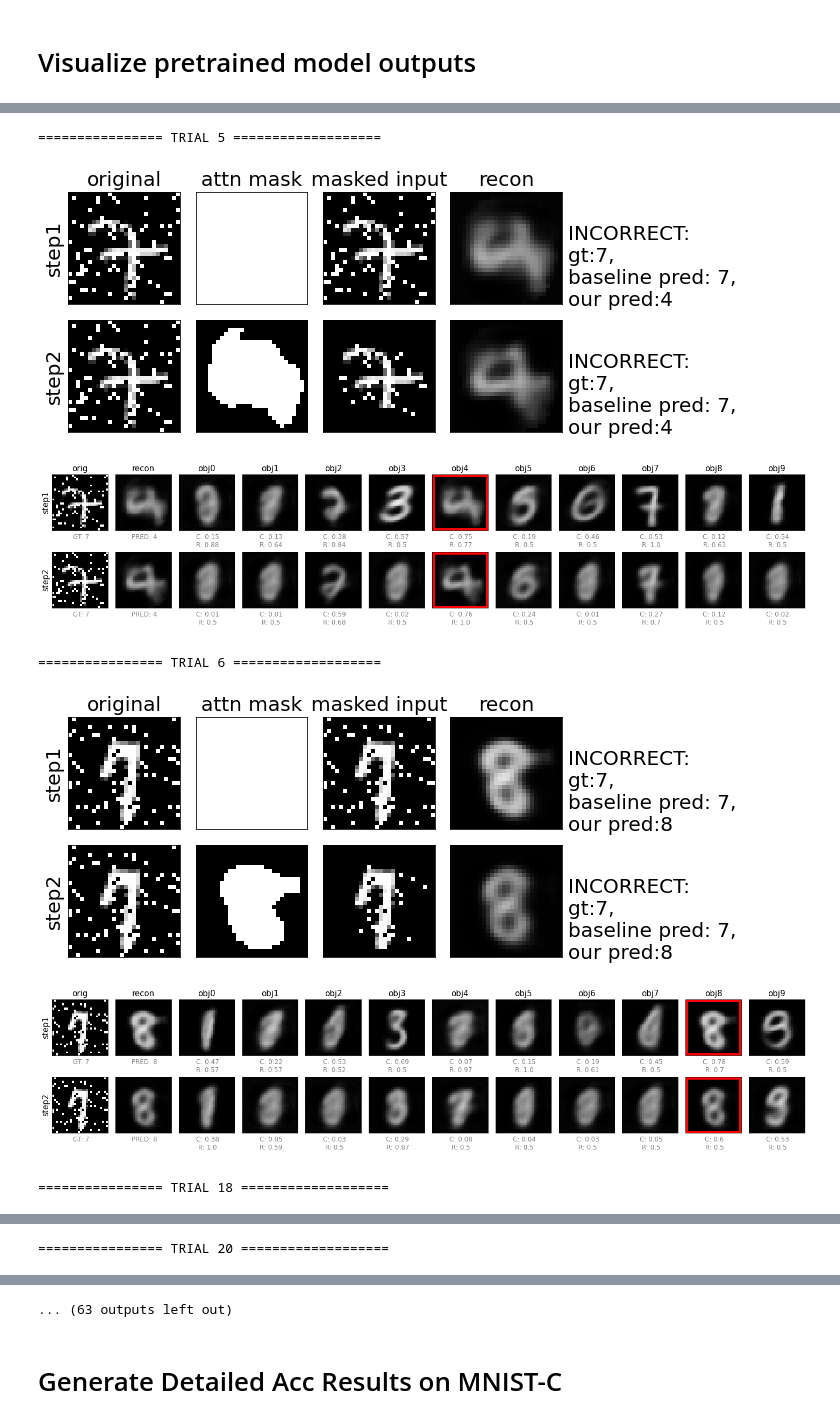
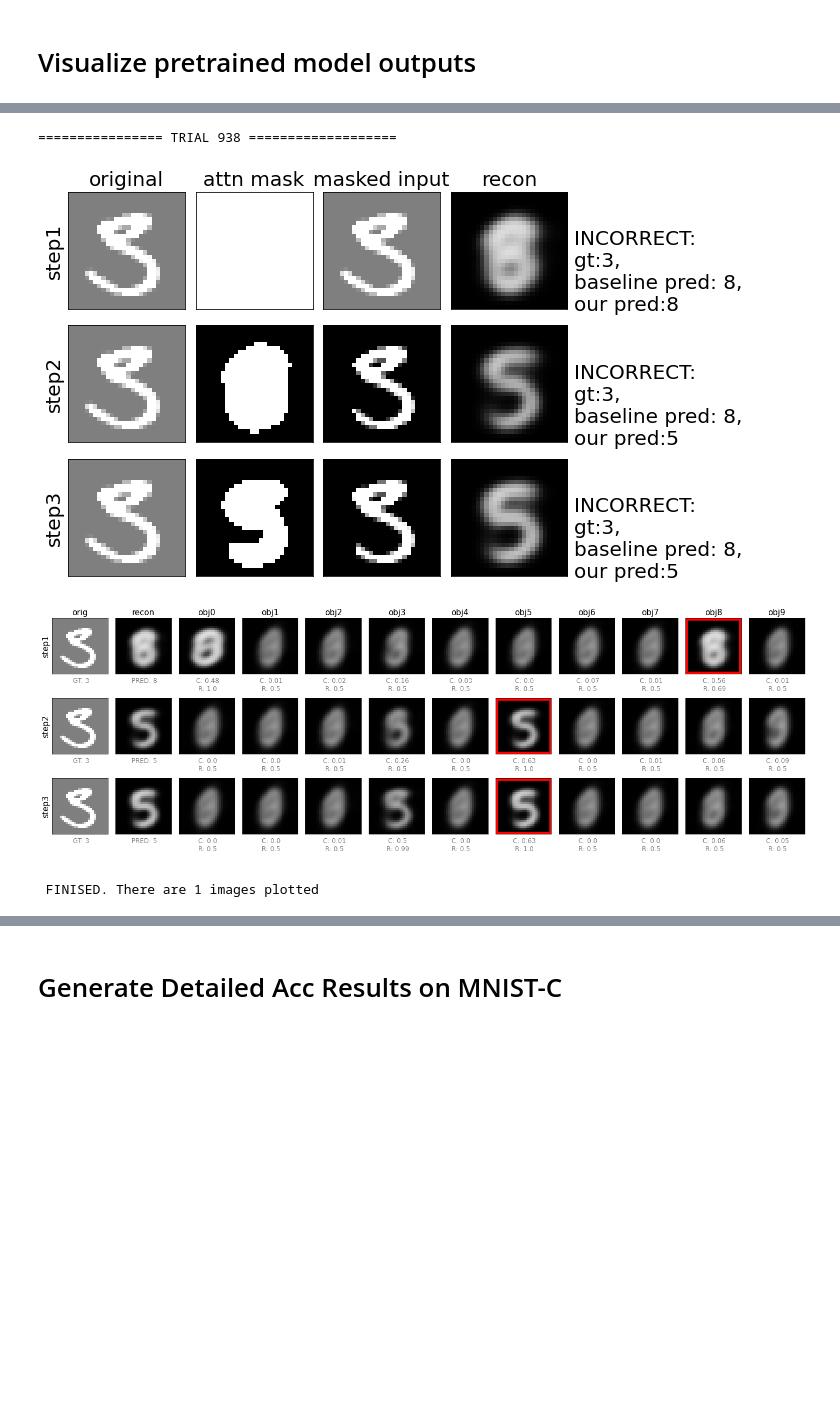
Before and after one commit to ahnchive/ORA-recognition, a Jupyter notebook: eval_rrcapsnet_original.ipynb, the cells around one changed output, grey strips where cells are left out. Cells and saved outputs as stored; diff of their text form; code cells hidden in the pictures; blank space fills up the shorter version.

```diff
--- a/eval_rrcapsnet_original.ipynb
+++ b/eval_rrcapsnet_original.ipynb
@@ -622,7 +629,7 @@ task='mnist_c_mini'
 train=False #train or test dataset
 print_args=False
 args_to_update = {'device':DEVICE, 'batch_size':BATCHSIZE,
-                 'time_steps': 4, 'routings': 3, 'mask_threshold': 0.05}
+                 'time_steps': 4, 'routings': 3, 'mask_threshold': 0.1}
 
 modellist = [
 
@@ -641,8 +648,10 @@ modellist = [
 # './results/mnist/Apr29_0120_test/archive_epoch50_acc0.9975.pt'
 
 # clean-wd
-'./results/mnist/Apr29_0213_clean_wd_run1/best_epoch75_acc0.9981.pt',
+# './results/mnist/Apr29_0213_clean_wd_run1/best_epoch75_acc0.9981.pt',
 
+# best our
+'./models/rrcapsnet/rrcapsnet_best.pt'
 ]
 
 df = pd.DataFrame()
@@ -713,7 +705,7 @@ model is loaded from ./results/mnist/Apr29_0213_clean_wd_run1/best_epoch75_acc0.
 #############################
 task='mnist_c_mini'
 # task='mnist_recon'
-# task='mnist_c_original'
+task='mnist_c_original'
 
 train=False #train or test dataset
 print_args=False
@@ -722,8 +714,7 @@ print_args=False
 args_to_update = {'device':DEVICE, 'batch_size':BATCHSIZE,
                  'time_steps': 4, 'routings': 3, 'mask_threshold': 0.1}
 
-load_model_path = './models/rrcapsnet/run3_epoch50_acc0.9907.pt'
-load_model_path = './results/mnist/Apr29_0213_clean_wd_run1/best_epoch75_acc0.9981.pt'
+load_model_path = './models/rrcapsnet/rrcapsnet_best.pt'
 
 
 args = load_args(load_model_path, args_to_update, print_args)
@@ -731,7 +722,7 @@ model = load_model(args)
 
 
 # obtain model prediction and outputs
-corruption_index =3
+corruption_index =9
 corruption =CORRUPTION_TYPES[corruption_index-1]
 
 if task == 'mnist_c_mini':
@@ -740,8 +731,9 @@ if task == 'mnist_c_mini':
     print(f'==> corruption type: {corruption}, this batch acc: {acc_model.mean().item()}')
 elif task =='mnist_c_original':
     print("original is used")
+    batchnum=0
     x, gtx, y_hot, acc_model, objcaps_len_step, x_recon_step, outputs_model = \
-    evaluate_model_on_mnistc_original(corruption, model, verbose=False, save_hooks=True,  max_batch_num=2)
+    evaluate_model_on_mnistc_original(corruption, model, verbose=False, save_hooks=True, max_batch_num=batchnum)
     print(f'==> corruption type: {corruption}, this batch acc: {acc_model.mean().item()}')
 else:
     batchnum=corruption_index*int(1000/BATCHSIZE)-1
@@ -828,7 +822,7 @@ print(len(trialid_to_visualize))
 # stepwise visualization
 ###################################
 idx_start = 0 # can't be higher than batchsize
-n_image =2000
+n_image =1000
 
 
 
@@ -839,37 +833,35 @@ condition = 'all'
 # condition = 'correct'
 condition = 'incorrect'
 
 # condition = [6, 41, 66]
 # condition = [7, 11]
 # condition = [66, 114, 656] #batchnum1
 # condition = [6] #batchnum2
 # condition = [6] #batchnum3
 # condition = [17]
 # condition = [8] #batchnum 3
 # condition = [22, 33,41,44,75,82,88,147] #fog batch
 # condition = [6,7]
 # condition = [17]
 # condition = [447]
 # condition = [167, 502, 1466]
 
 # condition = trialid_to_visualize #[:20]
 # condition = list(np.where(nstep==3)[0])
 # condition = [309]
 # condition = [560, 893]
 # condition=[7]
 # condition=[82, 92]
 
+condition = [938]
 visualize_detail(model, x.to(DEVICE), y_hot, outputs_model,
                  x_recon_step, objcaps_len_step, args,
                  start=idx_start, n_image=n_image, plot_trials_when = condition,
                  plot_routings=False,
                  pred_to_compare=pred_cnn, num_steps_to_finish=list(nstep),
                  only_plot_object=None)
 # %% [output]
-================ TRIAL 5 ===================
+================ TRIAL 938 ===================
-[figure, old version]
+[figure, new version]
-[figure, old version]
+[figure, new version]
-================ TRIAL 6 ===================
+ FINISED. There are 1 images plotted
-[figure, removed]
-[figure, removed]
-================ TRIAL 18 ===================
@@ -878 +867,0 @@ visualize_detail(model, x.to(DEVICE), y_hot, outputs_model,
-================ TRIAL 20 ===================
@@ -881,4 +868,3 @@ visualize_detail(model, x.to(DEVICE), y_hot, outputs_model,
-... (63 outputs left out)
 # %%
 #################################
 # if you need separate visualization for each output
```
Also changed, not shown: parts of 7 cells of this notebook, 6 other files.
